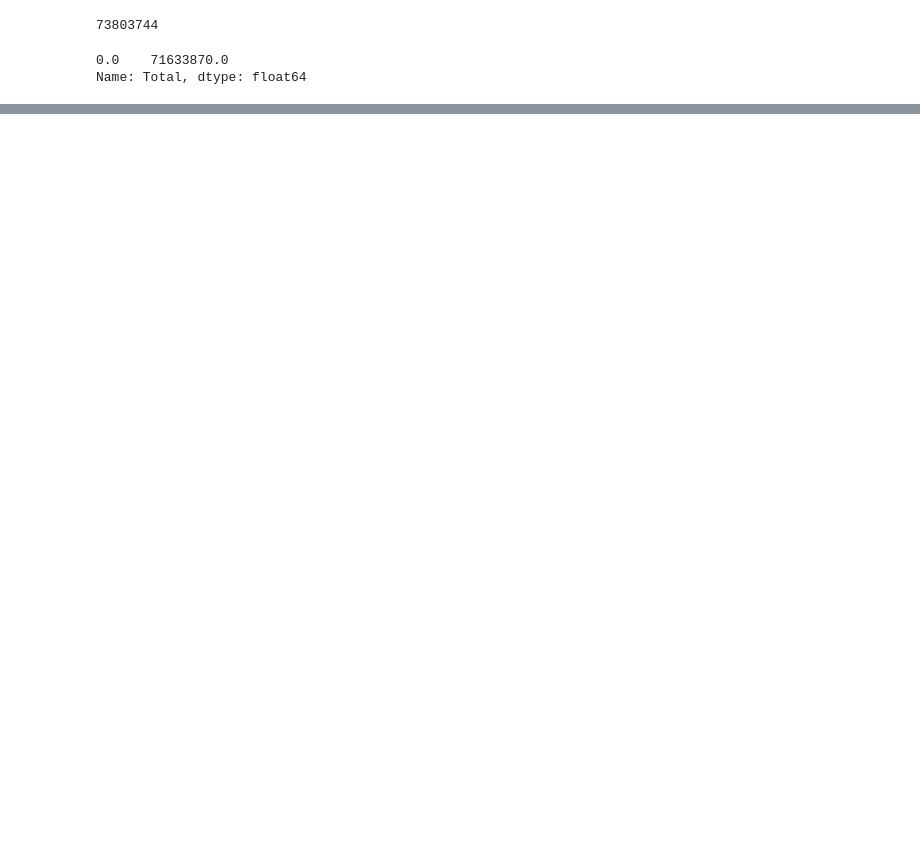
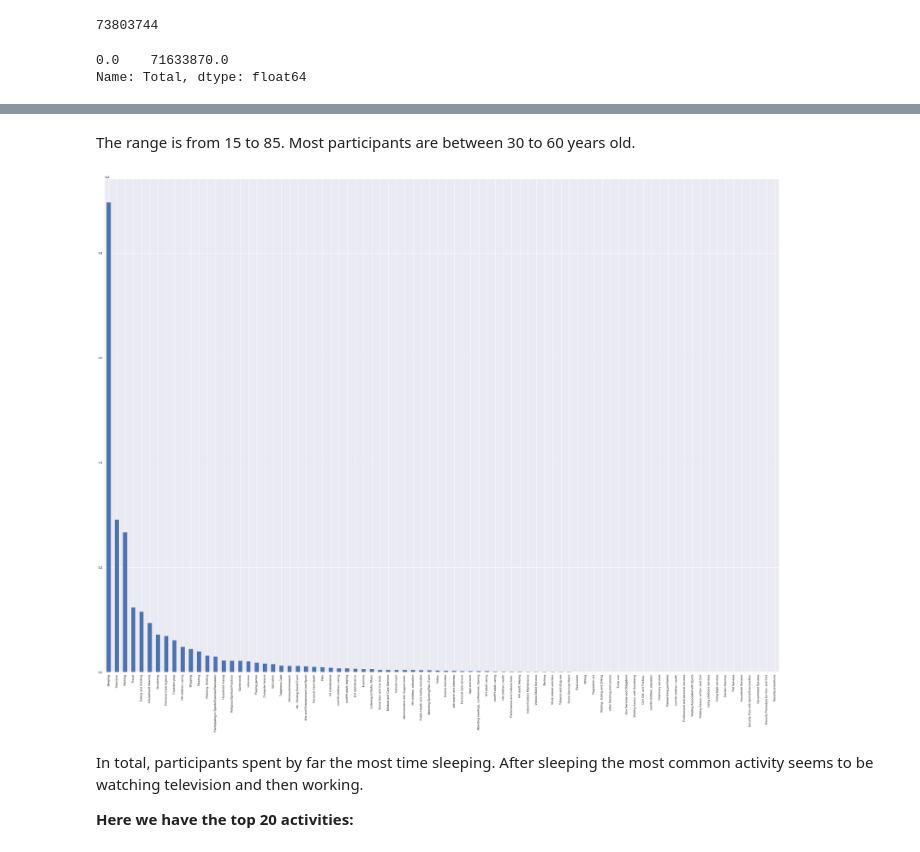
Before and after one commit to larahronn/atus_clustering, a Jupyter notebook: lara_cap/data_basic_vis.ipynb, the cells around one changed output, grey strips where cells are left out. Saved outputs shown, nothing was run; the diff lists cells and outputs as text; code cells hidden in the pictures; blank space fills up the shorter version.

```diff
--- a/lara_cap/data_basic_vis.ipynb
+++ b/lara_cap/data_basic_vis.ipynb
@@ -153,0 +137,15 @@ High five! You successfuly sent some data to your account on plotly. View your p
+# %% [markdown]
+The range is from 15 to 85. Most participants are between 30 to 60 years old.
+# %%
+the_sum = the_data.sum(axis=0)
+the_sum0 = the_sum.drop(['ID'])
+the_sum1 = the_sum0.sort_values(ascending=False)
+#the_sum2 = the_sum1.head(20)
+plt.figure(figsize=(40,30))
+my_plot = the_sum1.plot(kind='bar')
+# %% [output]
+[figure, added]
+# %% [markdown]
+In total, participants spent by far the most time sleeping. After sleeping the most common activity seems to be watching television and then working.
+
+**Here we have the top 20 activities:**
```
Also changed, not shown: parts of 46 cells of this notebook, 2 other files.
